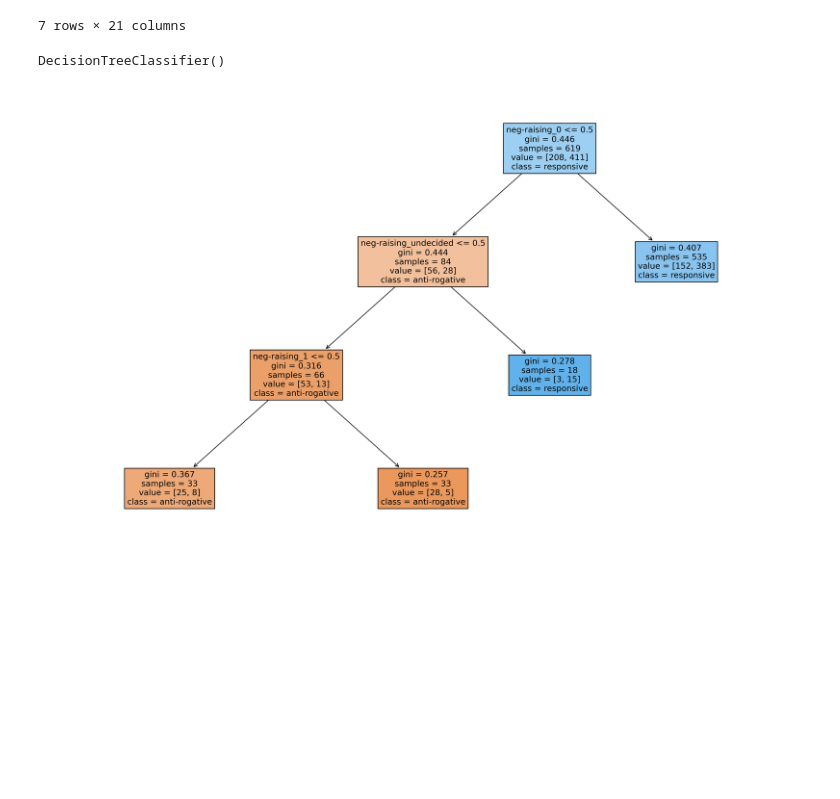
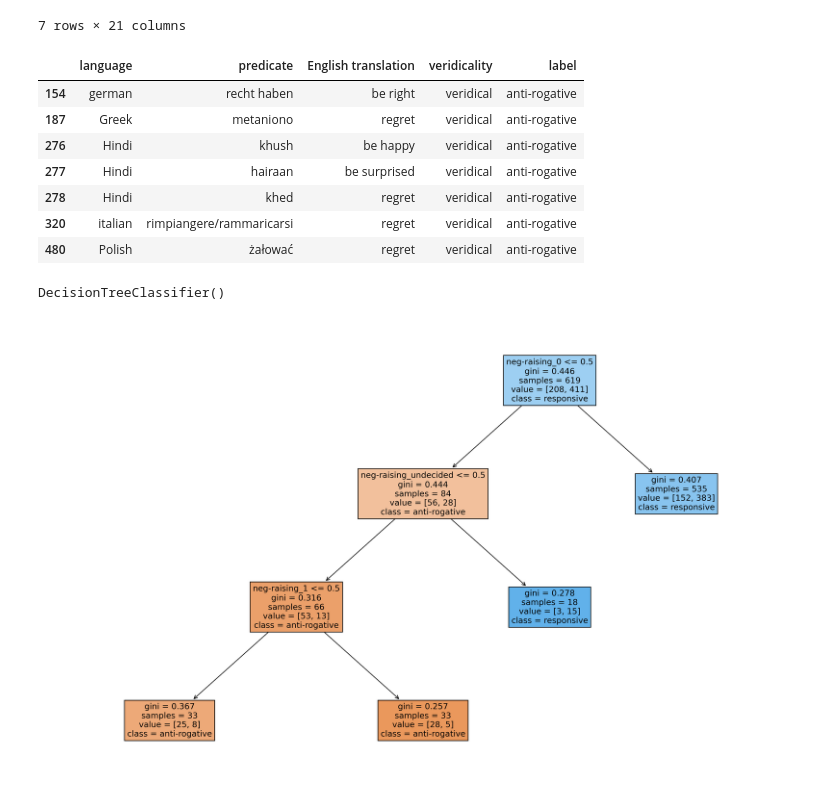
Before and after one commit to TJKlochowicz/Mecore_analysis_tools, a Jupyter notebook: hypotheses_check.ipynb, the cells around one changed output. Cells and saved outputs as stored; diff of their text form; code cells hidden in the pictures; blank space fills up the shorter version.

```diff
--- a/hypotheses_check.ipynb
+++ b/hypotheses_check.ipynb
@@ -209,3 +209,14 @@ sem.iloc[[154, 187, 276, 277, 278, 320, 480]]
 | 320 | italian | rimpiangere/rammaricarsi | regret | emotive factive | veridical | contradictory | ... |
 | 480 | Polish | żałować | regret | emotive factive | veridical | contradictory | ... |
 7 rows × 21 columns
+# %%
+sem.iloc[[154, 187, 276, 277, 278, 320, 480]][['language','predicate','English translation','veridicality','label']]
+# %% [output]
+|  | language | predicate | English translation | veridicality | label |
+| 154 | german | recht haben | be right | veridical | anti-rogative |
+| 187 | Greek | metaniono | regret | veridical | anti-rogative |
+| 276 | Hindi | khush | be happy | veridical | anti-rogative |
+| 277 | Hindi | hairaan | be surprised | veridical | anti-rogative |
+| 278 | Hindi | khed | regret | veridical | anti-rogative |
+| 320 | italian | rimpiangere/rammaricarsi | regret | veridical | anti-rogative |
+| 480 | Polish | żałować | regret | veridical | anti-rogative |
```
Also changed, not shown: parts of 3 cells of this notebook, 7 other files.
